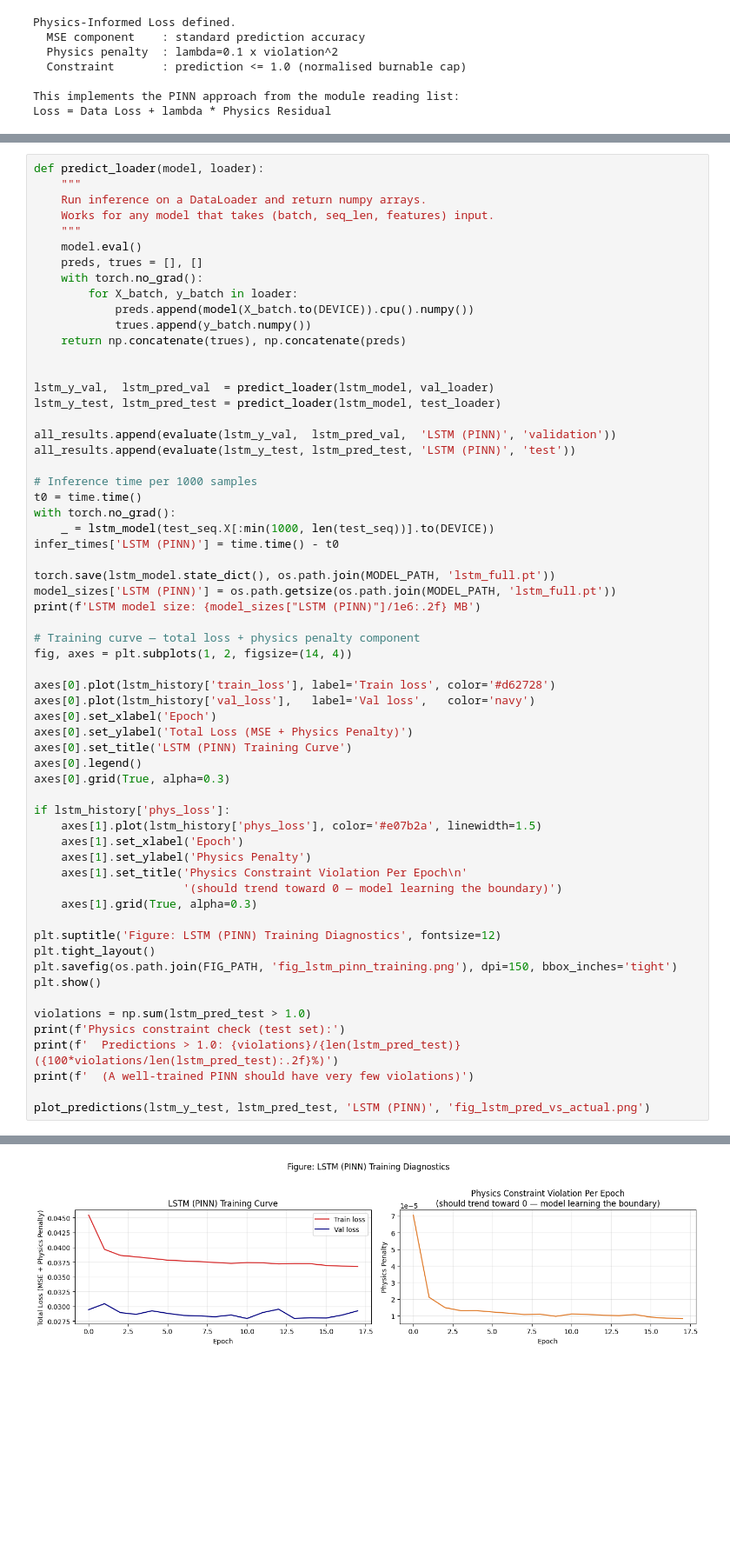
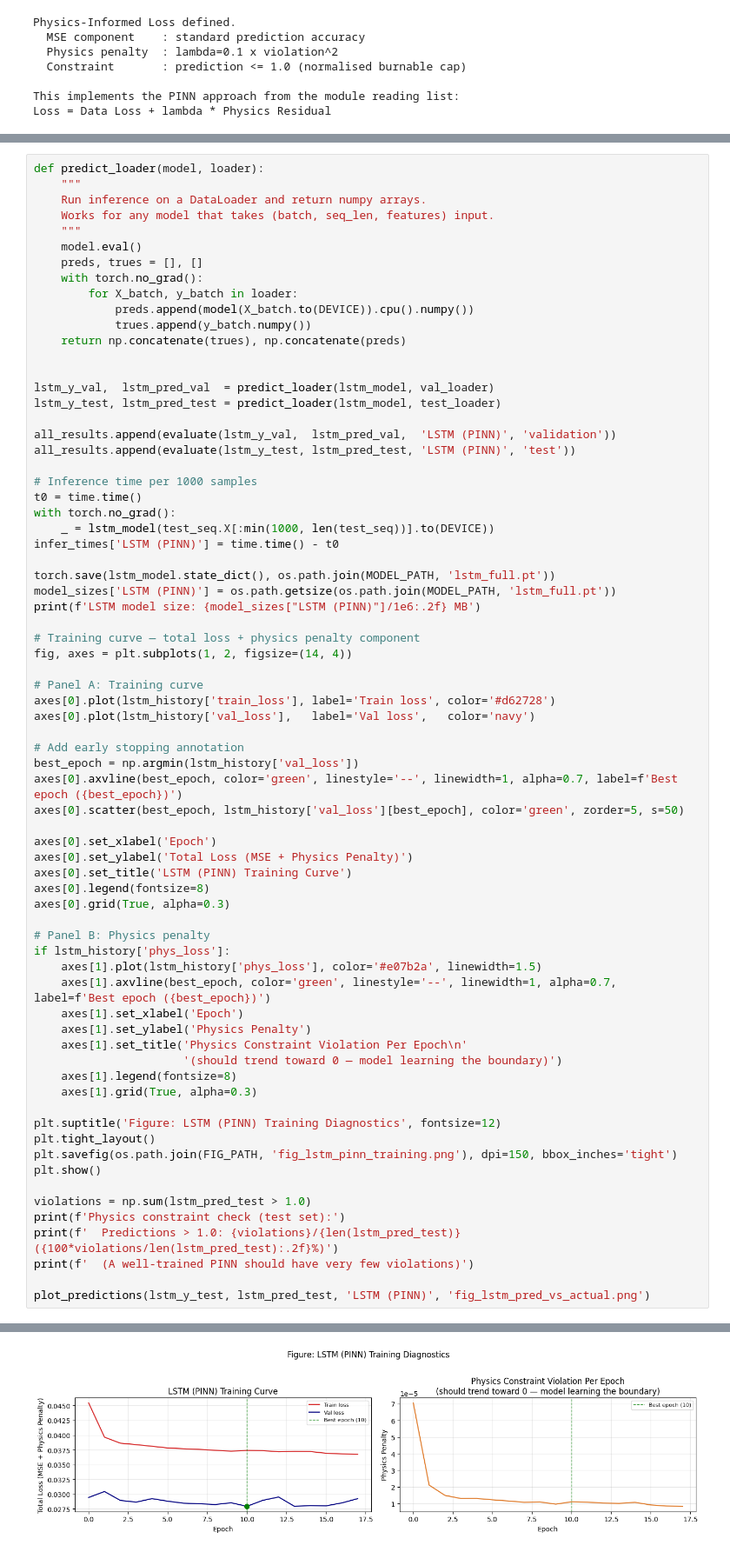
Before and after one commit to IshaqueAli25/Sustainable-Wildfire-Prediction-AI, a Jupyter notebook: 3_AI_Modelling.ipynb, the cells around one changed output, grey strips where cells are left out. Shown at 87% size. Saved outputs shown, nothing was run; the diff lists cells and outputs as text; blank space fills up the shorter version.

```diff
--- a/3_AI_Modelling.ipynb
+++ b/3_AI_Modelling.ipynb
@@ -797,38 +805,48 @@ print(f'LSTM model size: {model_sizes["LSTM (PINN)"]/1e6:.2f} MB')
 # Training curve — total loss + physics penalty component
 fig, axes = plt.subplots(1, 2, figsize=(14, 4))
 
+# Panel A: Training curve
 axes[0].plot(lstm_history['train_loss'], label='Train loss', color='#d62728')
 axes[0].plot(lstm_history['val_loss'],   label='Val loss',   color='navy')
+
+# Add early stopping annotation
+best_epoch = np.argmin(lstm_history['val_loss'])
+axes[0].axvline(best_epoch, color='green', linestyle='--', linewidth=1, alpha=0.7, label=f'Best epoch ({best_epoch})')
+axes[0].scatter(best_epoch, lstm_history['val_loss'][best_epoch], color='green', zorder=5, s=50)
+
 axes[0].set_xlabel('Epoch')
 axes[0].set_ylabel('Total Loss (MSE + Physics Penalty)')
 axes[0].set_title('LSTM (PINN) Training Curve')
-axes[0].legend()
+axes[0].legend(fontsize=8)
 axes[0].grid(True, alpha=0.3)
 
+# Panel B: Physics penalty
 if lstm_history['phys_loss']:
     axes[1].plot(lstm_history['phys_loss'], color='#e07b2a', linewidth=1.5)
+    axes[1].axvline(best_epoch, color='green', linestyle='--', linewidth=1, alpha=0.7, label=f'Best epoch ({best_epoch})')
     axes[1].set_xlabel('Epoch')
     axes[1].set_ylabel('Physics Penalty')
     axes[1].set_title('Physics Constraint Violation Per Epoch\n'
                       '(should trend toward 0 — model learning the boundary)')
+    axes[1].legend(fontsize=8)
     axes[1].grid(True, alpha=0.3)
 
 plt.suptitle('Figure: LSTM (PINN) Training Diagnostics', fontsize=12)
 plt.tight_layout()
 plt.savefig(os.path.join(FIG_PATH, 'fig_lstm_pinn_training.png'), dpi=150, bbox_inches='tight')
 plt.show()
 
 violations = np.sum(lstm_pred_test > 1.0)
 print(f'Physics constraint check (test set):')
 print(f'  Predictions > 1.0: {violations}/{len(lstm_pred_test)}  ({100*violations/len(lstm_pred_test):.2f}%)')
 print(f'  (A well-trained PINN should have very few violations)')
 
 plot_predictions(lstm_y_test, lstm_pred_test, 'LSTM (PINN)', 'fig_lstm_pred_vs_actual.png')
 # %% [output]
   LSTM (PINN) [validation]  MAE=0.0736  RMSE=0.1671  R²=0.7480
   LSTM (PINN) [test]  MAE=0.0513  RMSE=0.1244  R²=0.8409
 LSTM model size: 0.87 MB
-[figure, old version]
+[figure, new version]
 Physics constraint check (test set):
   Predictions > 1.0: 0/14439  (0.00%)
   (A well-trained PINN should have very few violations)
```
Also changed, not shown: parts of 8 cells of this notebook, 2 other files.
